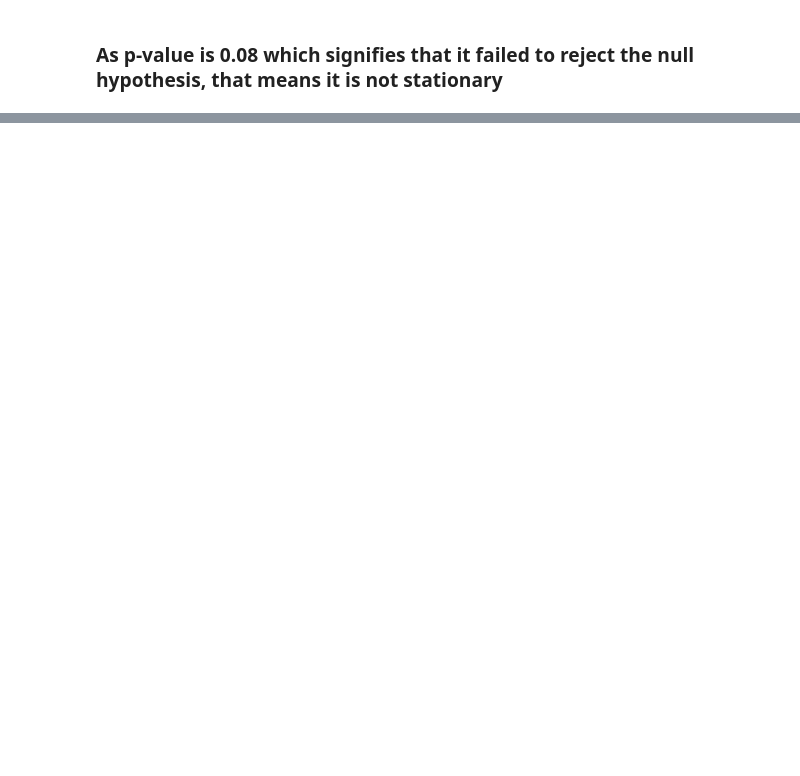
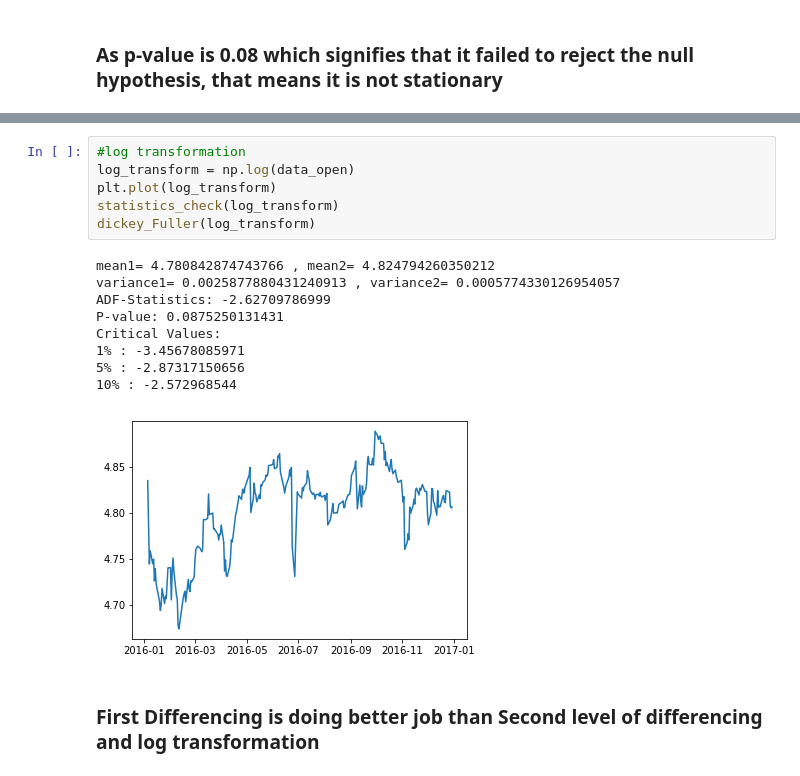
Before and after one commit to garg-sparsh/Stock-Price-Prediction, a Jupyter notebook: Time_Series_Forecasting_for_stock.ipynb, the cells around one changed output, grey strips where cells are left out. Drawn from its saved outputs; the diff is of its cells as text; blank space fills up the shorter version.

```diff
--- a/Time_Series_Forecasting_for_stock.ipynb
+++ b/Time_Series_Forecasting_for_stock.ipynb
@@ -154,0 +196,18 @@ Critical Values:
+# %%
+#log transformation
+log_transform = np.log(data_open)
+plt.plot(log_transform)
+statistics_check(log_transform)
+dickey_Fuller(log_transform)
+# %% [output]
+mean1= 4.780842874743766 , mean2= 4.824794260350212
+variance1= 0.0025877880431240913 , variance2= 0.0005774330126954057
+ADF-Statistics: -2.62709786999
+P-value: 0.0875250131431
+Critical Values:
+1% : -3.45678085971
+5% : -2.87317150656
+10% : -2.572968544
+[figure, added]
+# %% [markdown]
+### First Differencing is doing better job than Second level of differencing and log transformation
```
Also changed, not shown: parts of 8 cells of this notebook.
